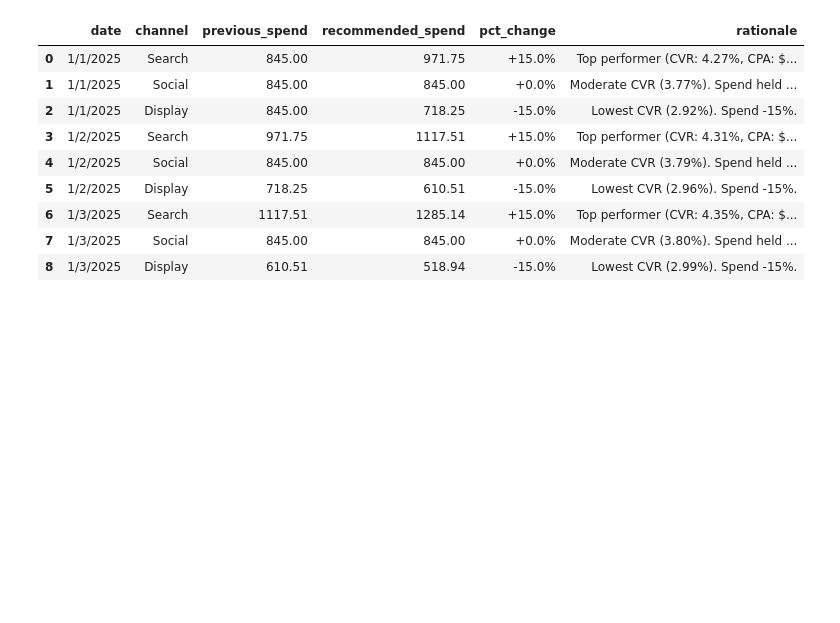
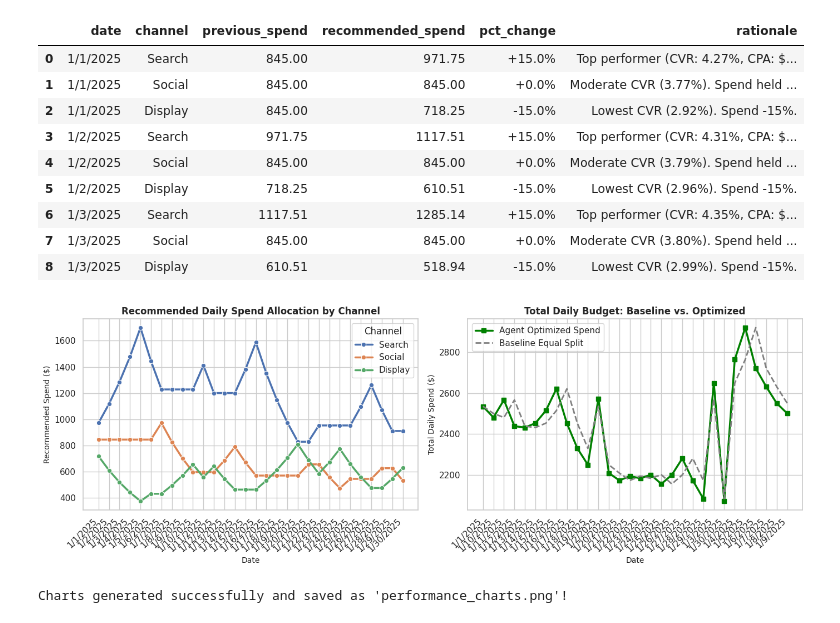
Before and after one commit to esetafinau-gif/-Agentic-AI-in-Marketing, a Jupyter notebook: Agentic_AI_in_Marketing.ipynb, the cells around one changed output. Drawn from its saved outputs; the diff is of its cells as text; code cells hidden in the pictures; blank space fills up the shorter version.

```diff
--- a/Agentic_AI_in_Marketing.ipynb
+++ b/Agentic_AI_in_Marketing.ipynb
@@ -136,3 +136,60 @@ Optimization complete! Results exported to 'budget_recommendations_log.csv'.
 | 6 | 1/3/2025 | Search | 1117.51 | 1285.14 | +15.0% | Top performer (CVR: 4.35%, CPA: $... |
 | 7 | 1/3/2025 | Social | 845.00 | 845.00 | +0.0% | Moderate CVR (3.80%). Spend held ... |
 | 8 | 1/3/2025 | Display | 610.51 | 518.94 | -15.0% | Lowest CVR (2.99%). Spend -15%. |
+# %%
+import pandas as pd
+import matplotlib.pyplot as plt
+import seaborn as sns
+
+# Set clean visual style
+sns.set_theme(style="whitegrid")
+plt.figure(figsize=(14, 5))
+
+# Load the output log generated by your agent
+df_log = pd.read_csv("budget_recommendations_log.csv")
+
+# ----------------------------------------------------
+# Chart 1: Recommended Spend Allocation Over Time
+# ----------------------------------------------------
+plt.subplot(1, 2, 1)
+sns.lineplot(
+    data=df_log,
+    x='date',
+    y='recommended_spend',
+    hue='channel',
+    marker='o',
+    linewidth=2.5
+)
+plt.title("Recommended Daily Spend Allocation by Channel", fontsize=12, fontweight='bold')
+plt.xlabel("Date", fontsize=10)
+plt.ylabel("Recommended Spend ($)", fontsize=10)
+plt.xticks(rotation=45, ha='right')
+plt.legend(title="Channel")
+
+# ----------------------------------------------------
+# Chart 2: Cumulative Spend Comparison (Baseline vs Optimized)
+# ----------------------------------------------------
+plt.subplot(1, 2, 2)
+df_pivot = df_log.pivot(index='date', columns='channel', values='recommended_spend')
+df_pivot['Total_Optimized'] = df_pivot.sum(axis=1)
+df_pivot['Total_Baseline'] = df_log.groupby('date')['previous_spend'].sum().values
+
+plt.plot(df_pivot.index, df_pivot['Total_Optimized'], label='Agent Optimized Spend', color='green', linewidth=2.5, marker='s')
+plt.plot(df_pivot.index, df_pivot['Total_Baseline'], label='Baseline Equal Split', color='gray', linestyle='--', linewidth=2)
+
+plt.title("Total Daily Budget: Baseline vs. Optimized", fontsize=12, fontweight='bold')
+plt.xlabel("Date", fontsize=10)
+plt.ylabel("Total Daily Spend ($)", fontsize=10)
+plt.xticks(rotation=45, ha='right')
+plt.legend()
+
+plt.tight_layout()
+
+# Save image for your GitHub repository
+plt.savefig("performance_charts.png", dpi=300, bbox_inches='tight')
+plt.show()
+
+print("Charts generated successfully and saved as 'performance_charts.png'!")
+# %% [output]
+[figure, added]
+Charts generated successfully and saved as 'performance_charts.png'!
```
